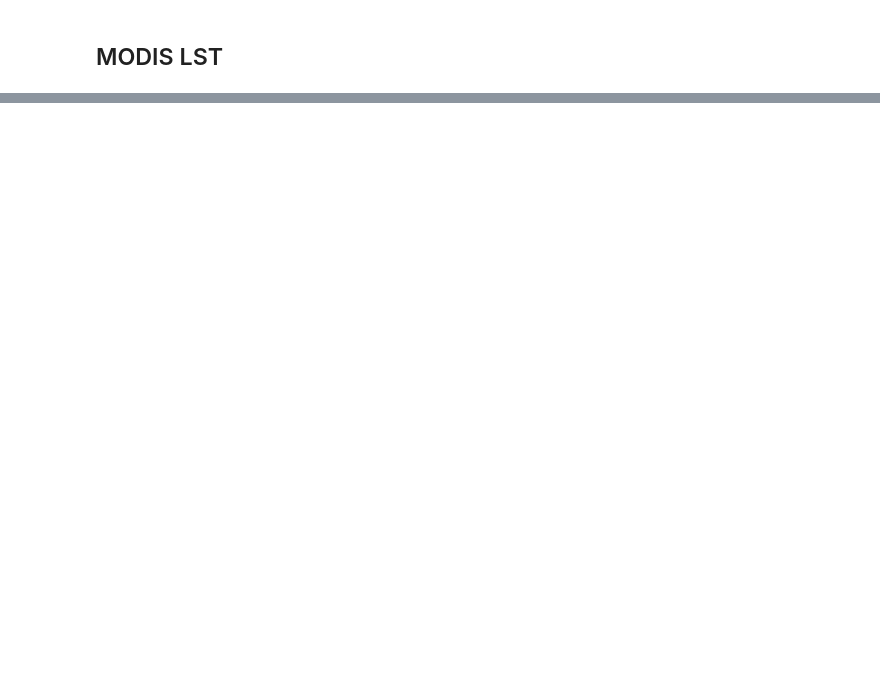
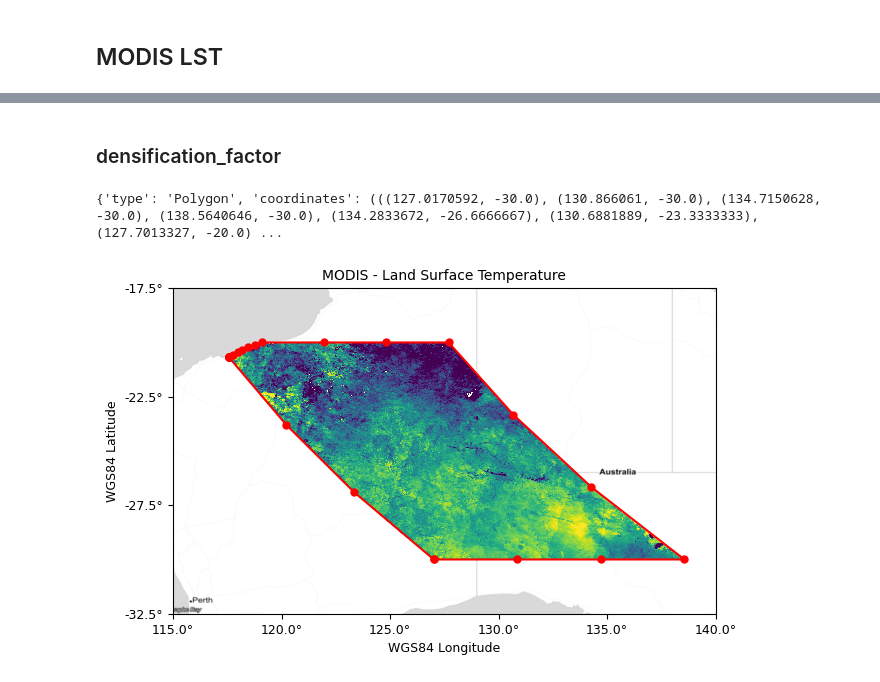
Before and after one commit to pjhartzell/stac-footprint, a Jupyter notebook: stac-footprint-images.ipynb, the cells around one changed output, grey strips where cells are left out. Drawn from its saved outputs; the diff is of its cells as text; code cells hidden in the pictures; blank space fills up the shorter version.

```diff
--- a/stac-footprint-images.ipynb
+++ b/stac-footprint-images.ipynb
@@ -205,0 +264,20 @@ plt.show()
+# %% [markdown]
+### densification_factor
+# %%
+footprint_coordinates = manual_footprint(
+    modis_lst,
+    nodata=0,
+    densification_factor=3
+)
+
+plot_modis(
+    data_array=data_array,
+    transform=transform,
+    bounds=bounds,
+    nodata=nodata,
+    footprint_coordinates=footprint_coordinates,
+    png_file="images/modis-lst-nodata-densification_factor.png"
+)
+# %% [output]
+{'type': 'Polygon', 'coordinates': (((127.0170592, -30.0), (130.866061, -30.0), (134.7150628, -30.0), (138.5640646, -30.0), (134.2833672, -26.6666667), (130.6881889, -23.3333333), (127.7013327, -20.0) ...
+[figure, added]
```
Also changed, not shown: parts of 13 cells of this notebook, 10 other files.
